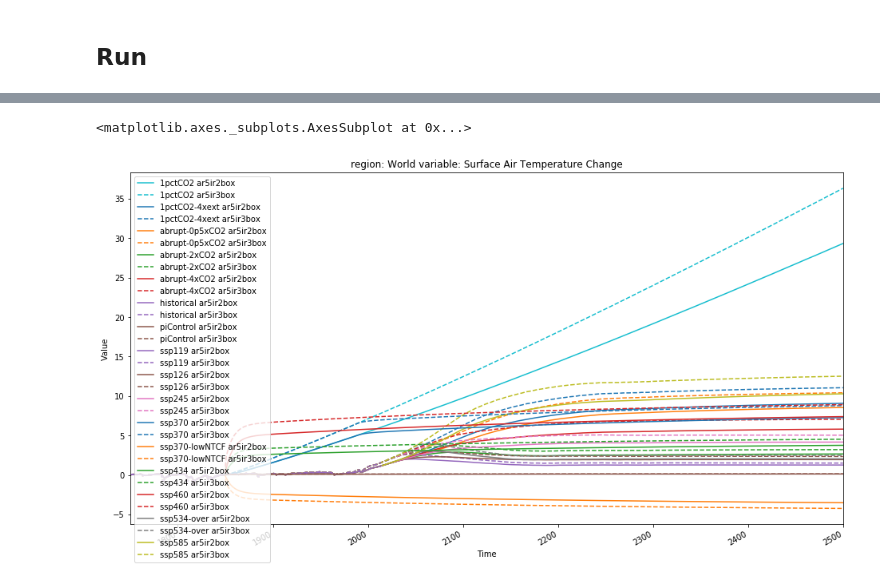
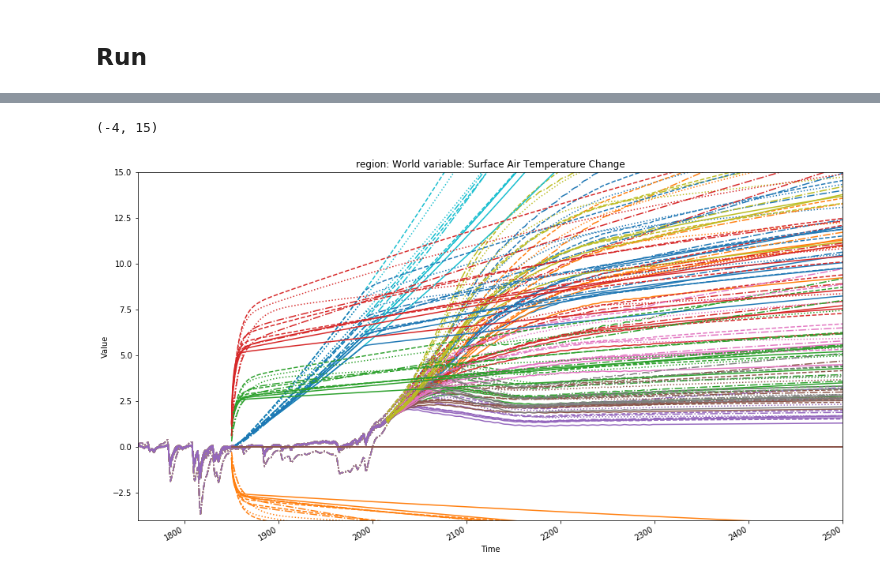
Before and after one commit to openscm/openscm, a Jupyter notebook: notebooks/ar5ir_rcmip.ipynb, the cells around one changed output, grey strips where cells are left out. Saved outputs shown, nothing was run; the diff lists cells and outputs as text; code cells hidden in the pictures.

Commit message:
Get multiple configs running

```diff
--- a/notebooks/ar5ir_rcmip.ipynb
+++ b/notebooks/ar5ir_rcmip.ipynb
@@ -276,3 +275,8 @@ rcmip_data.filter(variable="Effective Radiative Forcing|Non-CO2").head()
 5 rows × 751 columns
 # %% [markdown]
 ## Run
+# %%
+with open("ar5ir2box-cfgs.json", "r") as fh:
+    ar5ir2box_cfgs = json.load(fh)
+
+ar5ir2box_cfgs[:2]
@@ -279,10 +298,18 @@ rcmip_data.filter(variable="Effective Radiative Forcing|Non-CO2").head()
+# %%
+with open("ar5ir3box-cfgs.json", "r") as fh:
+    ar5ir3box_cfgs = json.load(fh)
+
+ar5ir3box_cfgs[:2]
 # %%
-models = [AR5IR2Box, AR5IR3Box]
+import warnings
+warnings.filterwarnings("ignore")
 
+runners_cfgs = {AR5IR2Box: ar5ir2box_cfgs, AR5IR3Box: ar5ir3box_cfgs}
 
 results = []
-for model in tqdm.notebook.tqdm(models, desc="Model"):
+for runner, cfgs in tqdm.notebook.tqdm(runners_cfgs.items(), desc="Model"):
     runner = model()
+    runner.co2_pi = co2_conc_0
     startyear=1750
     endyear=2500
     scens_to_run = rcmip_data.filter(
@@ -292,8 +319,21 @@ for model in tqdm.notebook.tqdm(models, desc="Model"):
     )["scenario"].unique()
     for scenario in tqdm.notebook.tqdm(scens_to_run, desc="scenarios", leave=False):
         run_df = rcmip_data.filter(scenario=scenario, year=range(startyear, endyear+1))
-        res_run = runner.run(run_df, {})
-        results.append(res_run)
+        for cfg in tqdm.notebook.tqdm(cfgs, desc="configs", leave=False):
+            pvs = cfg["parameter_values"]
+            res_run = runner.run(run_df, pvs)
+            res_run.set_meta(cfg["name"], "climatemodel")
+
+            ecs = pvs["f2x"] * (pvs["c1"] + pvs["c2"])
+            res_run.set_meta(ecs, "ECS (K)")
+
+            tcr = pvs["f2x"] * (
+                (pvs["c1"] * (1 - (pvs["d1"] / 70) * (1 - np.exp(-70 / pvs["d1"]))))
+                + (pvs["c2"] * (1 - (pvs["d2"] / 70) * (1 - np.exp(-70 / pvs["d2"]))))
+            )
+            res_run.set_meta(tcr, "TCR (K)")
+
+            results.append(res_run)
 
 results = df_append(results)
 # %% [output]
@@ -312,7 +388,8 @@ Filtered ScmDataFrame is empty!
 # %%
-results.filter(variable="*Temperature*").line_plot(
-    figsize=(16, 9), linestyle="climatemodel", color="scenario", legend=True
+ax = results.filter(variable="*Temperature*").line_plot(
+    figsize=(16, 9), linestyle="climatemodel", color="scenario", legend=False
 )
+ax.set_ylim([-4, 15])
 # %% [output]
-<matplotlib.axes._subplots.AxesSubplot at 0x...>
+(-4, 15)
-[figure, old version]
+[figure, new version]
```
Also changed, not shown: parts of 7 cells of this notebook, 1 other file.
